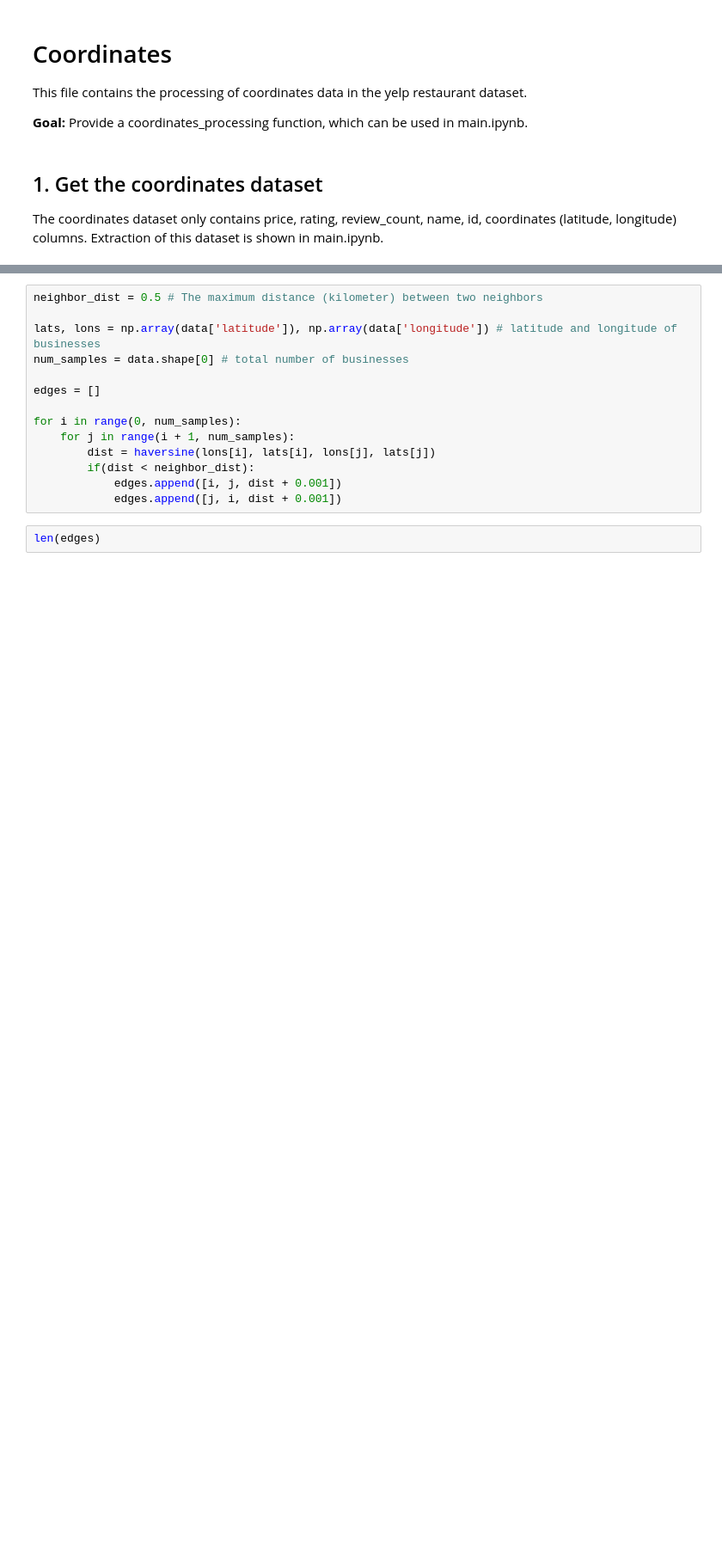
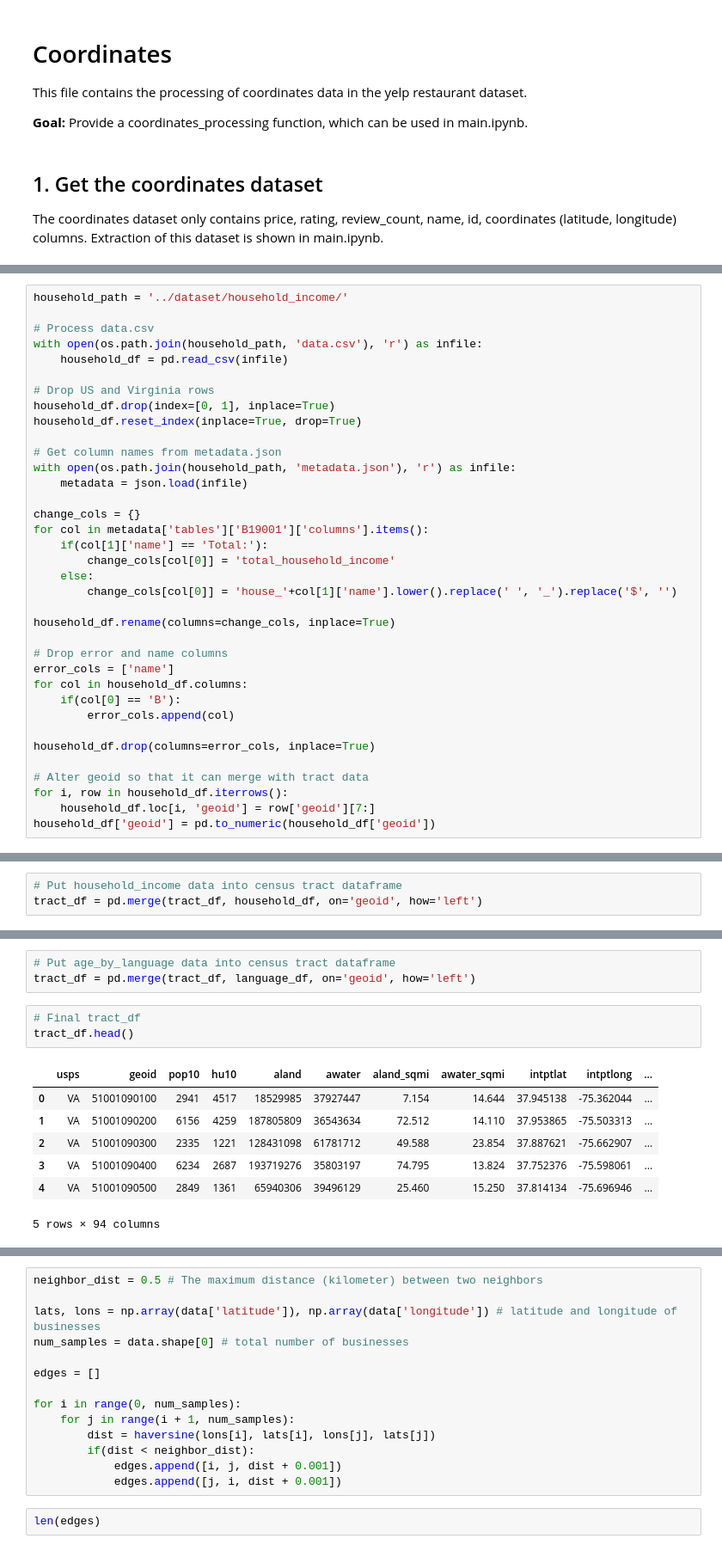
Before and after one commit to Enihsuns/Restaurant-Price-in-Virginia, a Jupyter notebook: FeatureProcessing/Coordinates.ipynb, the cells around one changed output, grey strips where cells are left out. Shown: that part at 86% size. Drawn from its saved outputs; the diff is of its cells as text; blank space fills up the shorter version.

Commit message:
Coordinates data processing.

```diff
--- a/FeatureProcessing/Coordinates.ipynb
+++ b/FeatureProcessing/Coordinates.ipynb
@@ -31,0 +125,36 @@ data.shape: (5119, 7)
+# %%
+household_path = '../dataset/household_income/'
+
+# Process data.csv
+with open(os.path.join(household_path, 'data.csv'), 'r') as infile:
+    household_df = pd.read_csv(infile)
+
+# Drop US and Virginia rows
+household_df.drop(index=[0, 1], inplace=True)
+household_df.reset_index(inplace=True, drop=True)
+
+# Get column names from metadata.json
+with open(os.path.join(household_path, 'metadata.json'), 'r') as infile:
+    metadata = json.load(infile)
+
+change_cols = {}
+for col in metadata['tables']['B19001']['columns'].items():
+    if(col[1]['name'] == 'Total:'):
+        change_cols[col[0]] = 'total_household_income'
+    else:
+        change_cols[col[0]] = 'house_'+col[1]['name'].lower().replace(' ', '_').replace('$', '')
+
+household_df.rename(columns=change_cols, inplace=True)
+
+# Drop error and name columns
+error_cols = ['name']
+for col in household_df.columns:
+    if(col[0] == 'B'):
+        error_cols.append(col)
+
+household_df.drop(columns=error_cols, inplace=True)
+
+# Alter geoid so that it can merge with tract data
+for i, row in household_df.iterrows():
+    household_df.loc[i, 'geoid'] = row['geoid'][7:]
+household_df['geoid'] = pd.to_numeric(household_df['geoid'])
@@ -31,0 +167,3 @@ data.shape: (5119, 7)
+# %%
+# Put household_income data into census tract dataframe
+tract_df = pd.merge(tract_df, household_df, on='geoid', how='left')
@@ -31,0 +221,14 @@ data.shape: (5119, 7)
+# %%
+# Put age_by_language data into census tract dataframe
+tract_df = pd.merge(tract_df, language_df, on='geoid', how='left')
+# %%
+# Final tract_df
+tract_df.head()
+# %% [output]
+|  | usps | geoid | pop10 | hu10 | aland | awater | aland_sqmi | awater_sqmi | intptlat | intptlong | ... |
+| 0 | VA | 51001090100 | 2941 | 4517 | 18529985 | 37927447 | 7.154 | 14.644 | 37.945138 | -75.362044 | ... |
+| 1 | VA | 51001090200 | 6156 | 4259 | 187805809 | 36543634 | 72.512 | 14.110 | 37.953865 | -75.503313 | ... |
+| 2 | VA | 51001090300 | 2335 | 1221 | 128431098 | 61781712 | 49.588 | 23.854 | 37.887621 | -75.662907 | ... |
+| 3 | VA | 51001090400 | 6234 | 2687 | 193719276 | 35803197 | 74.795 | 13.824 | 37.752376 | -75.598061 | ... |
+| 4 | VA | 51001090500 | 2849 | 1361 | 65940306 | 39496129 | 25.460 | 15.250 | 37.814134 | -75.696946 | ... |
+5 rows × 94 columns
```
Also changed, not shown: parts of 25 cells of this notebook, 9 other files.
